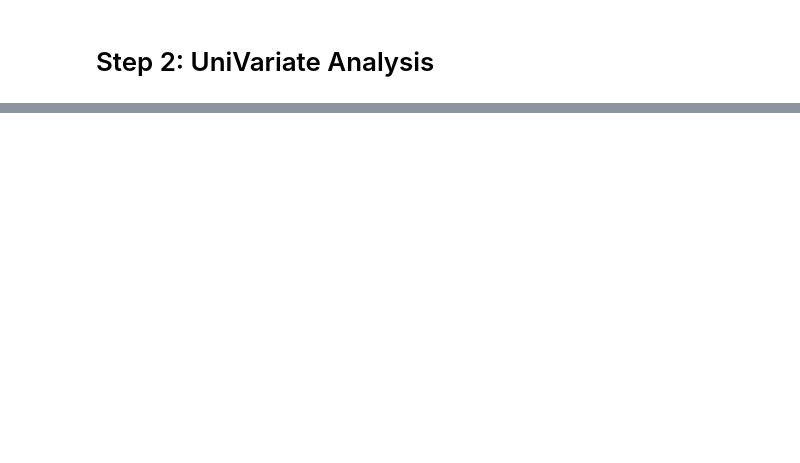
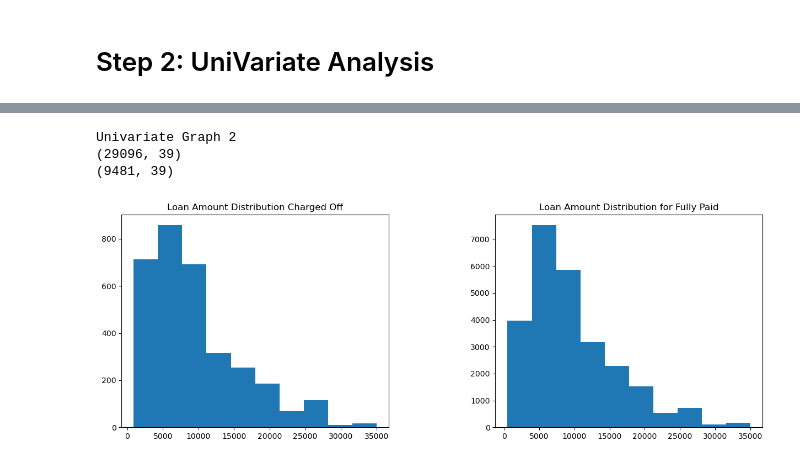
Before and after one commit to mvinayvenkatesh/LendingClubCaseStudy, a Jupyter notebook: lending_club_case_study.ipynb, the cells around one changed output, grey strips where cells are left out. Saved outputs shown, nothing was run; the diff lists cells and outputs as text; code cells hidden in the pictures; blank space fills up the shorter version.

```diff
--- a/lending_club_case_study.ipynb
+++ b/lending_club_case_study.ipynb
@@ -414,4 +370,0 @@ df1["last_credit_pull_d"] = df1["last_credit_pull_d"].apply(lambda x: x + "-2023
-# %%
-last_credit_pull_date = pd.to_datetime(df1["last_credit_pull_d"])
-df1["last_credit_pull_month"] = last_credit_pull_date.dt.month
-df1["last_credit_pull_year"] = last_credit_pull_date.dt.year
@@ -515,0 +425,28 @@ UniVariate Graph 7
+# %%
+print("Univariate Graph 2")
+# Loan amount distribution across members availing loan
+short_term = df1[df1.term == 36]
+long_term = df1[df1.term == 60]
+print(short_term.shape)
+print(long_term.shape)
+# %% [output]
+Univariate Graph 2
+(29096, 39)
+(9481, 39)
+# %%
+fig, ax = plt.subplots(nrows=1, ncols=2, figsize=(15, 5),
+                       gridspec_kw={
+                           'width_ratios': [1, 1],
+                           'height_ratios': [1],
+                       'wspace': 0.4,
+                       'hspace': 0.4})
+ax[0].hist(short_term[short_term["loan_status"]=="Charged Off"].loan_amnt)
+ax[0].set_title("Loan Amount Distribution Charged Off")
+ax[1].hist(short_term[short_term["loan_status"]=="Fully Paid"].loan_amnt)
+ax[1].set_title("Loan Amount Distribution for Fully Paid")
+plt.show()
+
+# Observation
+# For Short Term tenure, among charged off members, higher number of charged off is when the loan amount is between 500-8000.
+# %% [output]
+[figure, added]
```
Also changed, not shown: parts of 62 cells of this notebook, 1 other file.
